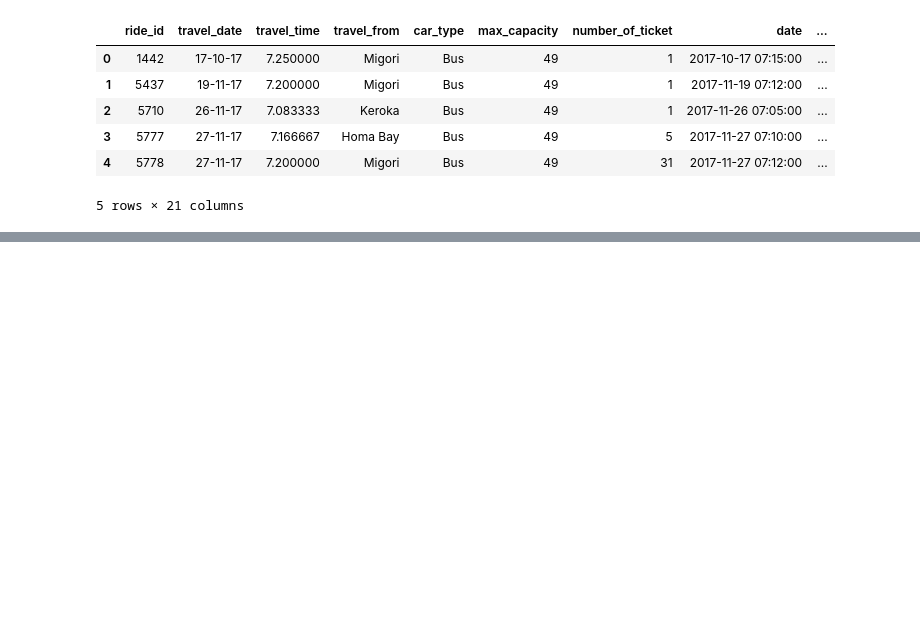
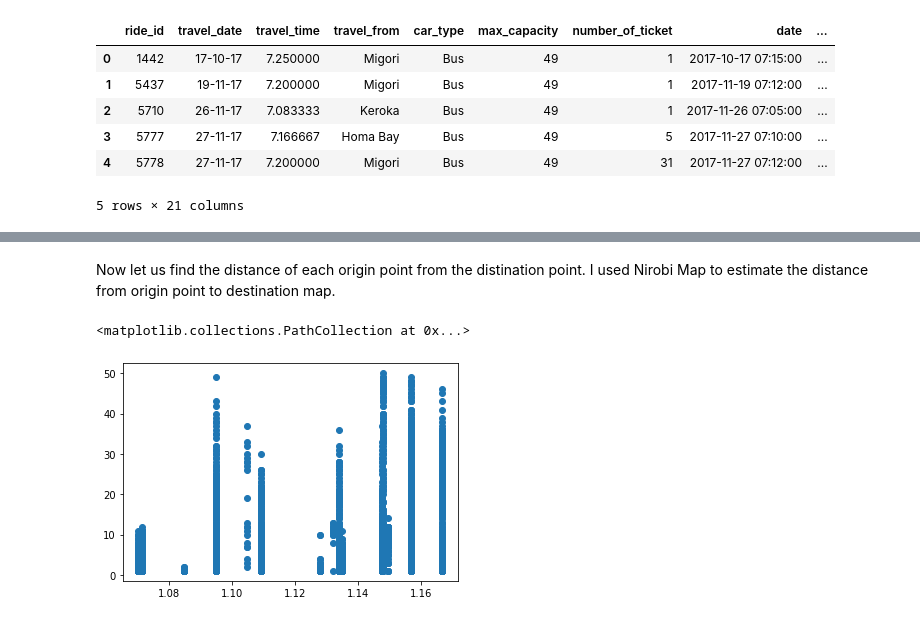
Before and after one commit to Jaya9522/Demand_Prediction_for_Public_Transport_Capstone_Project, a Jupyter notebook: Copy_of_Demand_Prediction_for_Public_Transport_Capstone_Project.ipynb, the cells around one changed output, grey strips where cells are left out. Cells and saved outputs as stored; diff of their text form; code cells hidden in the pictures; blank space fills up the shorter version.

```diff
--- a/Copy_of_Demand_Prediction_for_Public_Transport_Capstone_Project.ipynb
+++ b/Copy_of_Demand_Prediction_for_Public_Transport_Capstone_Project.ipynb
@@ -377,0 +485,2 @@ transport_dataset.head()
+# %%
+data = find_difference_bw_bus(transport_dataset)
@@ -377,0 +507,2 @@ transport_dataset.head()
+# %%
+data.dropna(inplace=True)
@@ -377,0 +522,18 @@ transport_dataset.head()
+# %% [markdown]
+Now let us find the distance of each origin point from the distination point. I used Nirobi Map to estimate the distance from origin point to destination map.
+# %%
+distance = {'Migori': 370 , 'Keroka': 280, 'Homa Bay':360, 'Kisii':305.1, 'Keumbu':295, 'Rongo':332,
+'Kijauri':271, 'Oyugis':330.6, 'Awendo':351, 'Sirare':392, 'Nyachenge':326, 'Kehancha': 387.7,
+'Kendu Bay':347, 'Sori':399, 'Rodi':348, 'Mbita':401, 'Ndhiwa': 371}
+data["travel_from_distance"]=data.travel_from.map(distance)
+# %%
+time = {'Migori': 7*60+8 , 'Keroka': 5*60, 'Homa Bay':7*60, 'Kisii':5*60+34, 'Keumbu':5*60+20, 'Rongo':6*60+21,
+'Kijauri':60*4+50,'Oyugis':5*60+50, 'Awendo':6*60+38, 'Sirare':7*60+30, 'Nyachenge':6*60+10, 'Kehancha':7*60+10,
+'Kendu Bay':6*60+10, 'Sori':7*60+30, 'Rodi':6*60+40, 'Mbita':7*60+23, 'Ndhiwa': 7*60}
+data["travel_from_time"]=data.travel_from.map(time)
+# %%
+data["Speed"]=data.travel_from_time/data.travel_from_distance
+plt.scatter(data['Speed'],data['number_of_ticket'])
+# %% [output]
+<matplotlib.collections.PathCollection at 0x...>
+[figure, added]
```
Also changed, not shown: parts of 80 cells of this notebook.
